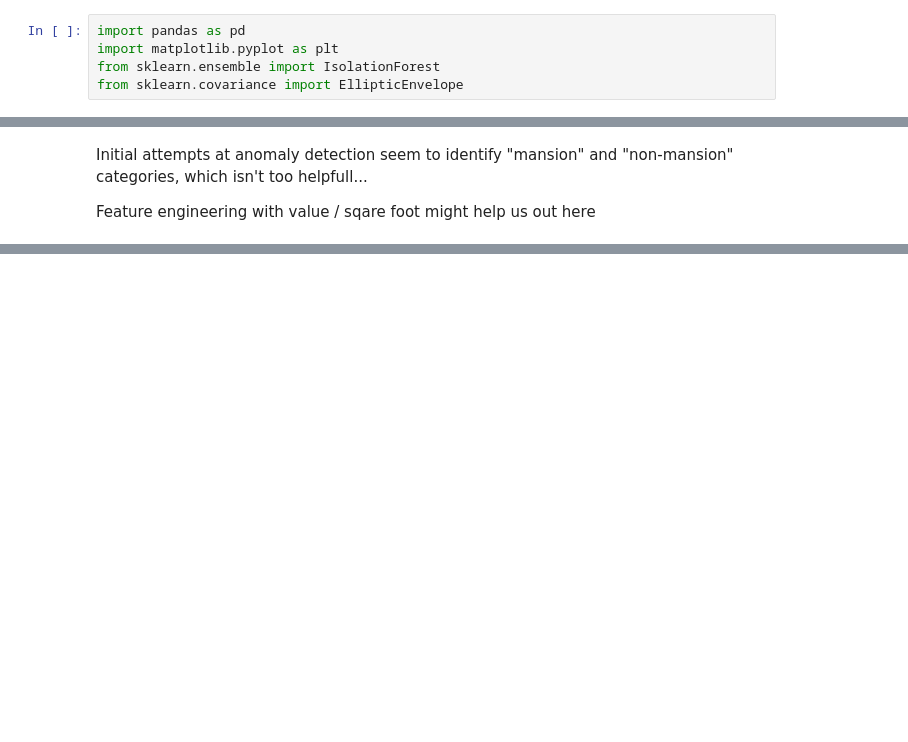
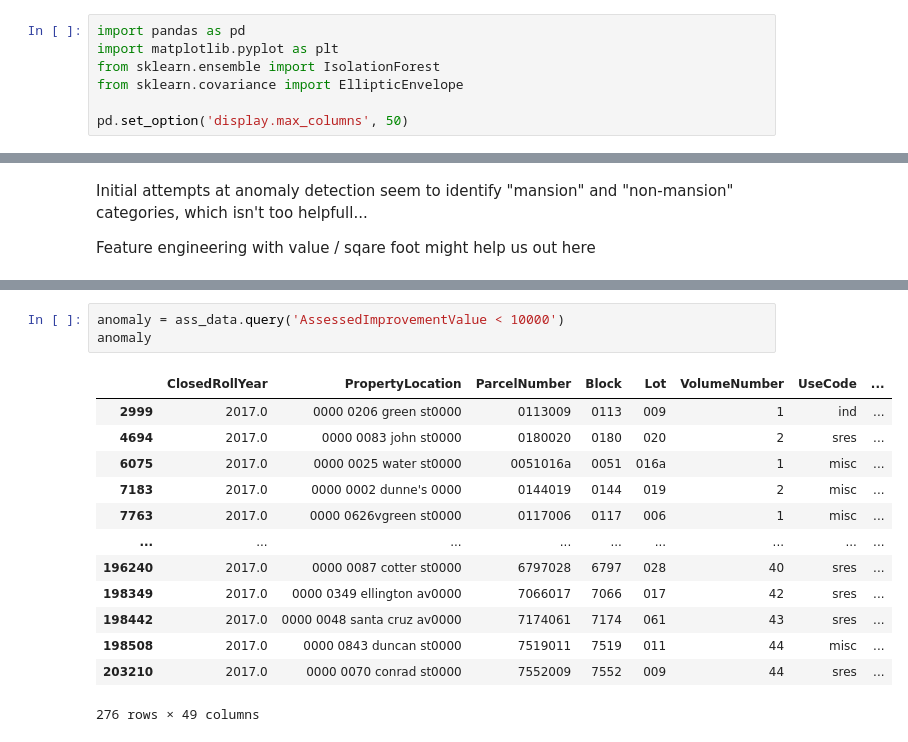
Before and after one commit to EmiliaPaz/EECS731_FinalProject, a Jupyter notebook: notebooks/Anomaly.ipynb, the cells around one changed output, grey strips where cells are left out. Cells and saved outputs as stored; diff of their text form; blank space fills up the shorter version.

```diff
--- a/notebooks/Anomaly.ipynb
+++ b/notebooks/Anomaly.ipynb
@@ -3,6 +3,8 @@ import pandas as pd
 import matplotlib.pyplot as plt
 from sklearn.ensemble import IsolationForest
 from sklearn.covariance import EllipticEnvelope
+
+pd.set_option('display.max_columns', 50)
 # %%
 ass_data = pd.read_csv('../src/data/assessor_clean.csv', parse_dates=['CurrentSalesDate'])
 # %% [markdown]
@@ -88,0 +91,17 @@ plt.show()
+# %%
+anomaly = ass_data.query('AssessedImprovementValue < 10000')
+anomaly
+# %% [output]
+|  | ClosedRollYear | PropertyLocation | ParcelNumber | Block | Lot | VolumeNumber | UseCode | ... |
+| 2999 | 2017.0 | 0000 0206 green st0000 | 0113009 | 0113 | 009 | 1 | ind | ... |
+| 4694 | 2017.0 | 0000 0083 john st0000 | 0180020 | 0180 | 020 | 2 | sres | ... |
+| 6075 | 2017.0 | 0000 0025 water st0000 | 0051016a | 0051 | 016a | 1 | misc | ... |
+| 7183 | 2017.0 | 0000 0002 dunne's 0000 | 0144019 | 0144 | 019 | 2 | misc | ... |
+| 7763 | 2017.0 | 0000 0626vgreen st0000 | 0117006 | 0117 | 006 | 1 | misc | ... |
+| ... | ... | ... | ... | ... | ... | ... | ... | ... |
+| 196240 | 2017.0 | 0000 0087 cotter st0000 | 6797028 | 6797 | 028 | 40 | sres | ... |
+| 198349 | 2017.0 | 0000 0349 ellington av0000 | 7066017 | 7066 | 017 | 42 | sres | ... |
+| 198442 | 2017.0 | 0000 0048 santa cruz av0000 | 7174061 | 7174 | 061 | 43 | sres | ... |
+| 198508 | 2017.0 | 0000 0843 duncan st0000 | 7519011 | 7519 | 011 | 44 | misc | ... |
+| 203210 | 2017.0 | 0000 0070 conrad st0000 | 7552009 | 7552 | 009 | 44 | sres | ... |
+276 rows × 49 columns
```
Also changed, not shown: parts of 3 cells of this notebook.
